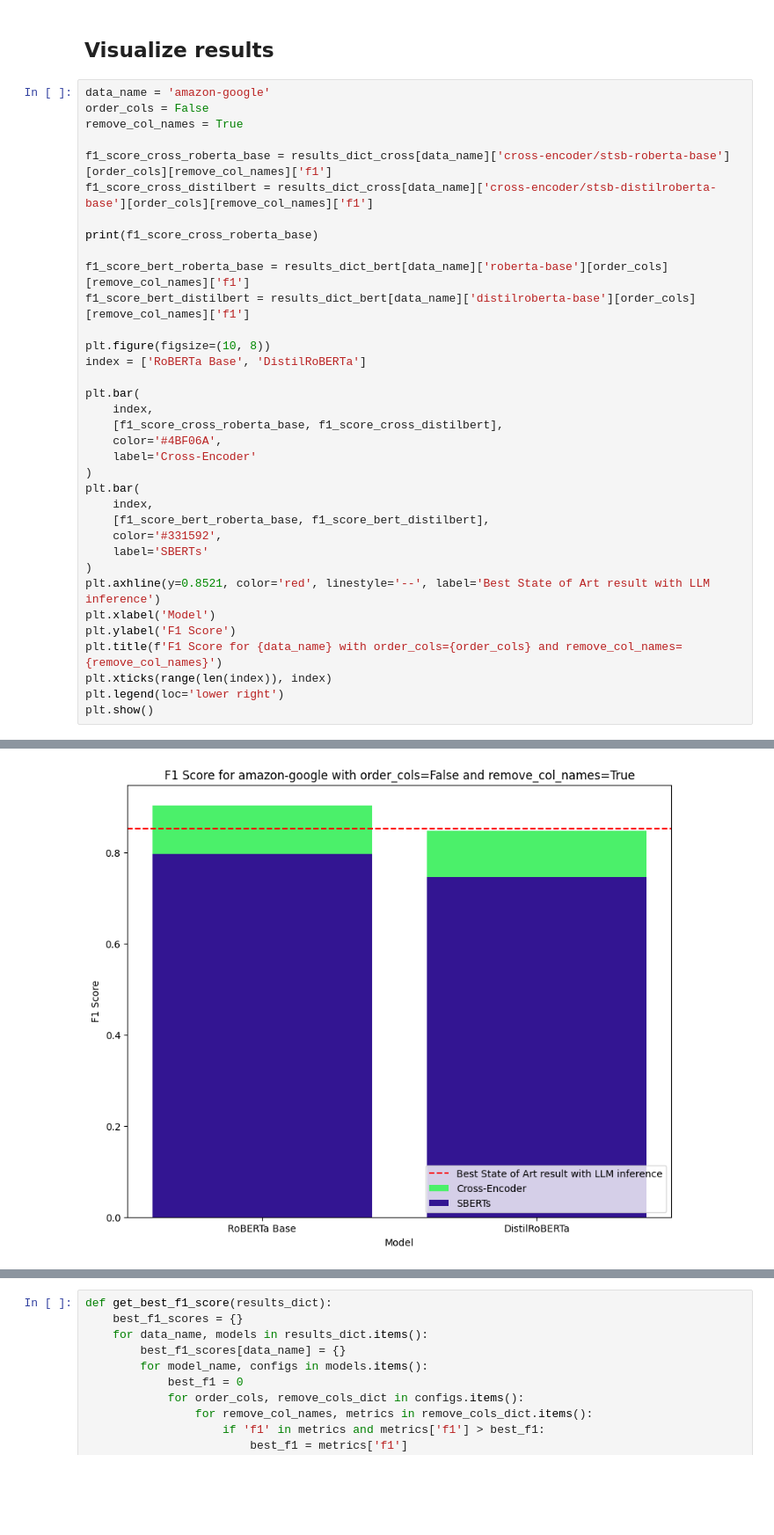
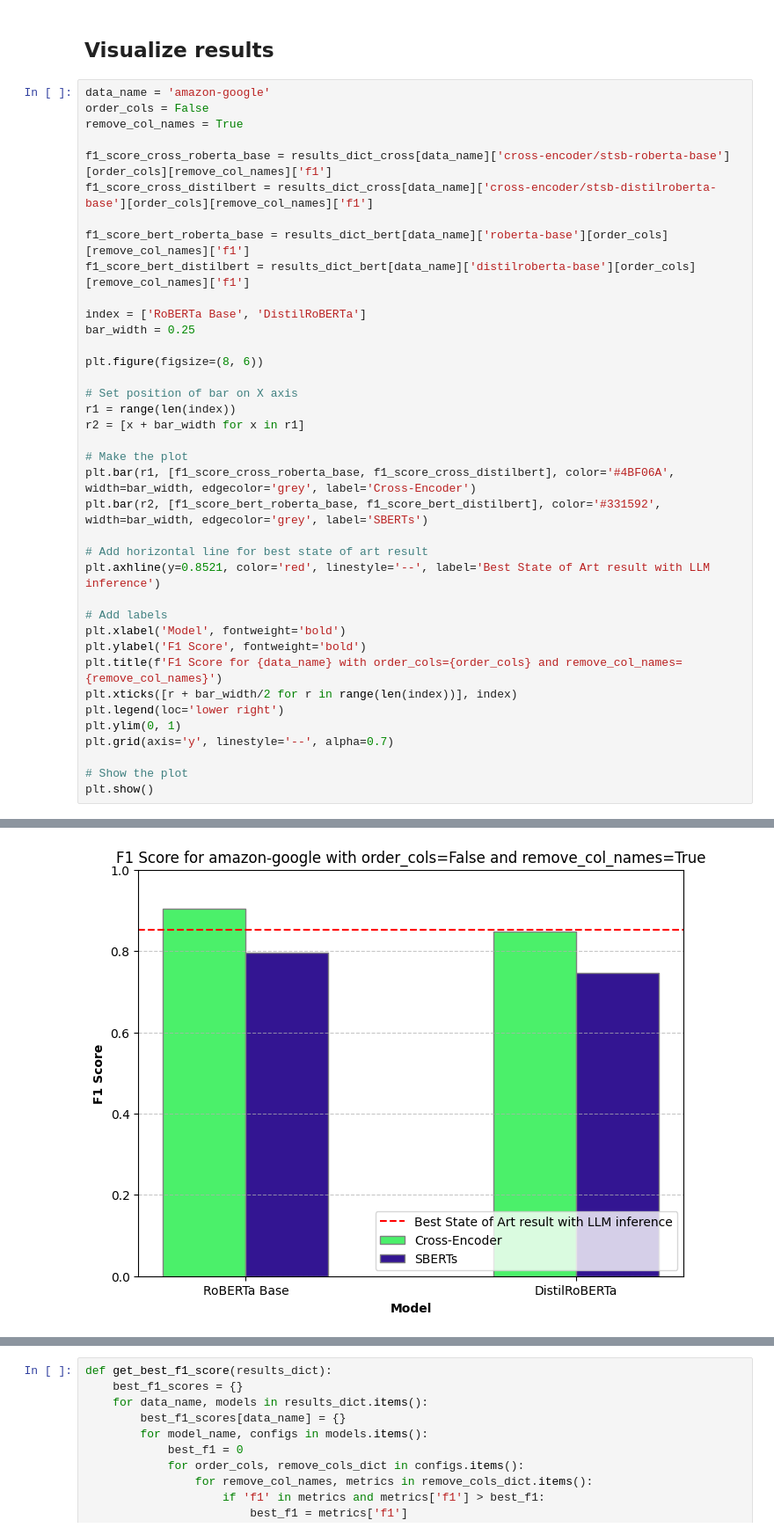
Before and after one commit to ttperr/WavER, a Jupyter notebook: src/results.ipynb, the cells around one changed output, grey strips where cells are left out. Shown at 88% size. Drawn from its saved outputs; the diff is of its cells as text; blank space fills up the shorter version.

Commit message:
working on results

```diff
--- a/src/results.ipynb
+++ b/src/results.ipynb
@@ -210,31 +190,34 @@ remove_col_names = True
 f1_score_cross_roberta_base = results_dict_cross[data_name]['cross-encoder/stsb-roberta-base'][order_cols][remove_col_names]['f1']
 f1_score_cross_distilbert = results_dict_cross[data_name]['cross-encoder/stsb-distilroberta-base'][order_cols][remove_col_names]['f1']
 
-print(f1_score_cross_roberta_base)
-
 f1_score_bert_roberta_base = results_dict_bert[data_name]['roberta-base'][order_cols][remove_col_names]['f1']
 f1_score_bert_distilbert = results_dict_bert[data_name]['distilroberta-base'][order_cols][remove_col_names]['f1']
 
-plt.figure(figsize=(10, 8))
 index = ['RoBERTa Base', 'DistilRoBERTa']
+bar_width = 0.25
 
-plt.bar(
-    index,
-    [f1_score_cross_roberta_base, f1_score_cross_distilbert],
-    color='#4BF06A',
-    label='Cross-Encoder'
-)
-plt.bar(
-    index,
-    [f1_score_bert_roberta_base, f1_score_bert_distilbert],
-    color='#331592',
-    label='SBERTs'
-)
+plt.figure(figsize=(8, 6))
+
+# Set position of bar on X axis
+r1 = range(len(index))
+r2 = [x + bar_width for x in r1]
+
+# Make the plot
+plt.bar(r1, [f1_score_cross_roberta_base, f1_score_cross_distilbert], color='#4BF06A', width=bar_width, edgecolor='grey', label='Cross-Encoder')
+plt.bar(r2, [f1_score_bert_roberta_base, f1_score_bert_distilbert], color='#331592', width=bar_width, edgecolor='grey', label='SBERTs')
+
+# Add horizontal line for best state of art result
 plt.axhline(y=0.8521, color='red', linestyle='--', label='Best State of Art result with LLM inference')
-plt.xlabel('Model')
-plt.ylabel('F1 Score')
+
+# Add labels
+plt.xlabel('Model', fontweight='bold')
+plt.ylabel('F1 Score', fontweight='bold')
 plt.title(f'F1 Score for {data_name} with order_cols={order_cols} and remove_col_names={remove_col_names}')
-plt.xticks(range(len(index)), index)
+plt.xticks([r + bar_width/2 for r in range(len(index))], index)
 plt.legend(loc='lower right')
+plt.ylim(0, 1)
+plt.grid(axis='y', linestyle='--', alpha=0.7)
+
+# Show the plot
 plt.show()
 # %% [output]
@@ -242 +224 @@ plt.show()
-[figure, old version]
+[figure, new version]
```
Also changed, not shown: parts of 5 cells of this notebook, 2 other files.
